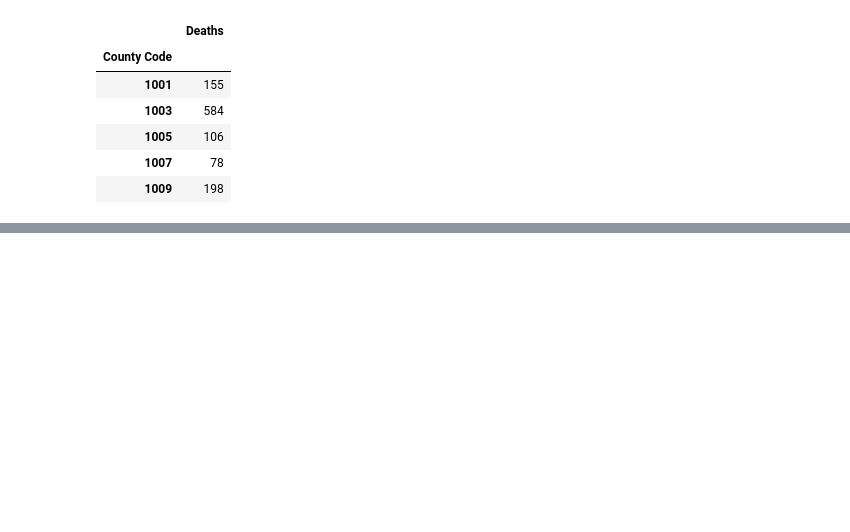
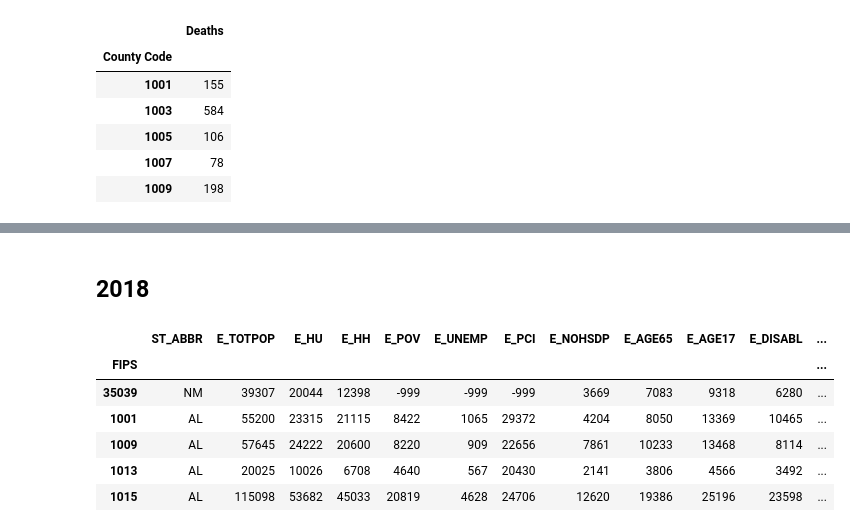
Before and after one commit to alex-keigley/Investigating-SVI-and-Heart-Related-Deaths, a Jupyter notebook: data-preparation.ipynb, the cells around one changed output, grey strips where cells are left out. Cells and saved outputs as stored; diff of their text form; code cells hidden in the pictures; blank space fills up the shorter version.

```diff
--- a/data-preparation.ipynb
+++ b/data-preparation.ipynb
@@ -280,0 +406,28 @@ svi_deaths_2020.head()
+# %% [markdown]
+## 2018
+# %%
+# read in original csv
+svi_2018 = pd.read_csv('./data/atsdr-svi/SVI2018_US_COUNTY.csv')
+
+# Setting index as FIPS / County Code
+svi_2018.set_index('FIPS', inplace=True)
+
+# Dropping unneeded columns
+svi_2018.drop(['ST', 'STATE', 'COUNTY', 'LOCATION', 'AREA_SQMI'], axis=1, inplace=True)
+
+# Dropping computed columns, indicated by starting string
+svi_2018 = svi_2018.loc[:, ~svi_2018.columns.str.startswith('M')]
+svi_2018 = svi_2018.loc[:, ~svi_2018.columns.str.startswith('EP')]
+svi_2018 = svi_2018.loc[:, ~svi_2018.columns.str.startswith('F')]
+svi_2018 = svi_2018.loc[:, ~svi_2018.columns.str.startswith('RPL')]
+svi_2018 = svi_2018.loc[:, ~svi_2018.columns.str.startswith('SPL')]
+
+svi_2018.head()
+# %% [output]
+|  | ST_ABBR | E_TOTPOP | E_HU | E_HH | E_POV | E_UNEMP | E_PCI | E_NOHSDP | E_AGE65 | E_AGE17 | E_DISABL | ... |
+| FIPS |  |  |  |  |  |  |  |  |  |  |  | ... |
+| 35039 | NM | 39307 | 20044 | 12398 | -999 | -999 | -999 | 3669 | 7083 | 9318 | 6280 | ... |
+| 1001 | AL | 55200 | 23315 | 21115 | 8422 | 1065 | 29372 | 4204 | 8050 | 13369 | 10465 | ... |
+| 1009 | AL | 57645 | 24222 | 20600 | 8220 | 909 | 22656 | 7861 | 10233 | 13468 | 8114 | ... |
+| 1013 | AL | 20025 | 10026 | 6708 | 4640 | 567 | 20430 | 2141 | 3806 | 4566 | 3492 | ... |
+| 1015 | AL | 115098 | 53682 | 45033 | 20819 | 4628 | 24706 | 12620 | 19386 | 25196 | 23598 | ... |
```
Also changed, not shown: parts of 25 cells of this notebook, 4 other files.
